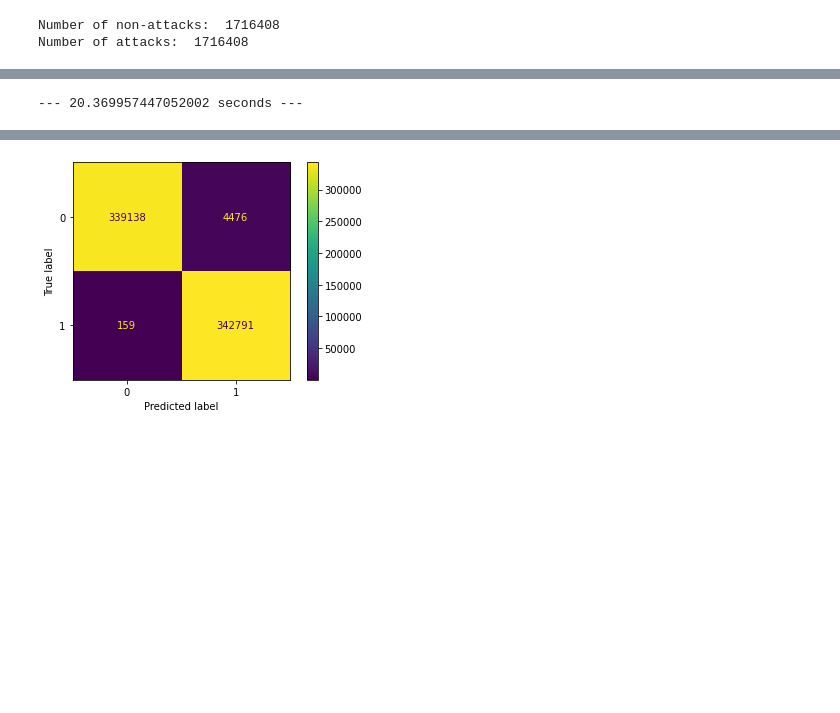
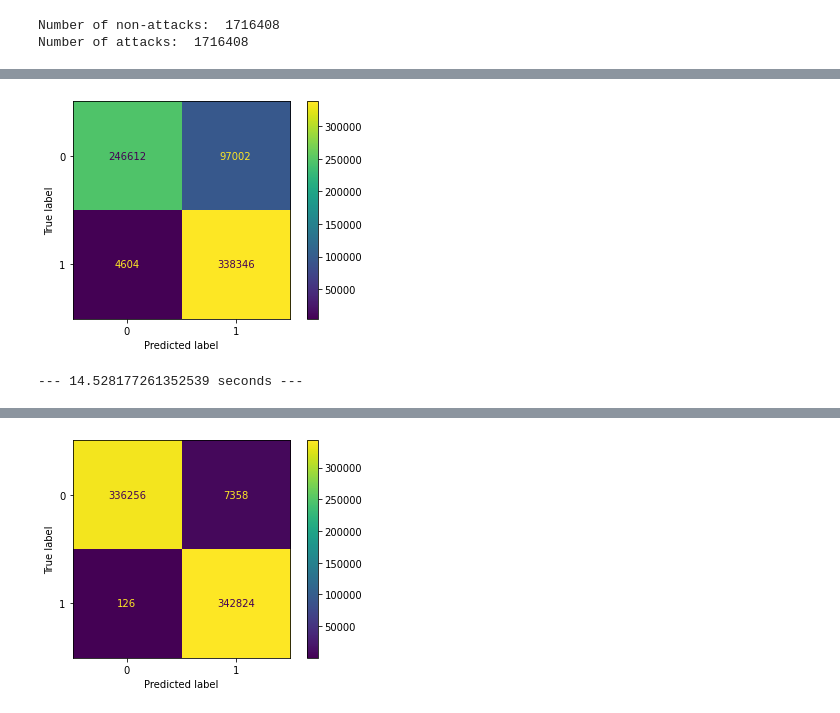
Before and after one commit to kaylani2/machineLearning, a Jupyter notebook: bezerra/bezerra_decision_tree.ipynb, the cells around one changed output, grey strips where cells are left out. Cells and saved outputs as stored; diff of their text form; code cells hidden in the pictures; blank space fills up the shorter version.

Commit message:
Add Grid search with only one division

```diff
--- a/bezerra/bezerra_decision_tree.ipynb
+++ b/bezerra/bezerra_decision_tree.ipynb
@@ -409,0 +337,33 @@ X_test.shape
+# %%
+###############################################################################
+## Create learning model (Decision Tree) and tune hyperparameters
+###############################################################################
+from sklearn.model_selection import PredefinedSplit
+from sklearn.model_selection import GridSearchCV
+from sklearn.tree import DecisionTreeClassifier
+
+### -1 indices -> train
+### 0  indices -> validation
+test_fold = np.repeat ([-1, 0], [X_train_val.shape [0], X_val.shape [0]])
+myPreSplit = PredefinedSplit (test_fold)
+#myPreSplit.get_n_splits ()
+#myPreSplit.split ()
+#for train_index, test_index in myPreSplit.split ():
+#    print ("TRAIN:", train_index, "TEST:", test_index)
+
+
+parameters = {'criterion' : ['gini', 'entropy'],
+              'splitter' : ['best', 'random'],
+              'max_depth' : [1, 10, 100, 1000, 10000, 100000, 1000000, None],
+              'min_samples_split' : [2, 3, 4]}
+clf = DecisionTreeClassifier ()
+model = GridSearchCV (estimator = clf,
+                      param_grid = parameters,
+                      scoring = 'f1_weighted',
+                      cv = myPreSplit,
+                      verbose = 1)
+
+model.fit (np.concatenate ((X_train_val, X_val), axis = 0),
+           np.concatenate ((y_train_val, y_val), axis = 0))
+
+print (model.best_params_)
@@ -430,18 +404,31 @@ X_test.shape
+# %%
+###############################################################################
+## Plotting confusion matrix
+###############################################################################
+from sklearn.metrics import plot_confusion_matrix
+from matplotlib import pyplot as plt
+
+plot_confusion_matrix(model, X_test, y_test)  # doctest: +SKIP
+plt.savefig("decision_tree_confusion_matrix_with_tuning.png", format="png")
+plt.show()  # doctest: +SKIP
+# td  sp  dp  pr  flg  ipkt ibyt
+# %% [output]
+[figure, added]
 # %%
 ###############################################################################
-## Train the model with adjusted parameters
+## Train the model with other parameters
 ###############################################################################
 
 # Measure time of this training
 start_time = time.time()
 
 # Assign the model to be used with adjusted parameters
-clf = tree.DecisionTreeClassifier(criterion='entropy')
+clf = tree.DecisionTreeClassifier(max_depth = 1000000)
 
 # Training the model
 model = clf.fit(X_train, y_train)
 print("--- %s seconds ---" % (time.time() - start_time))
 # %% [output]
---- 20.369957447052002 seconds ---
+--- 14.528177261352539 seconds ---
 # %%
 ###############################################################################
```
Also changed, not shown: parts of 15 cells of this notebook.
